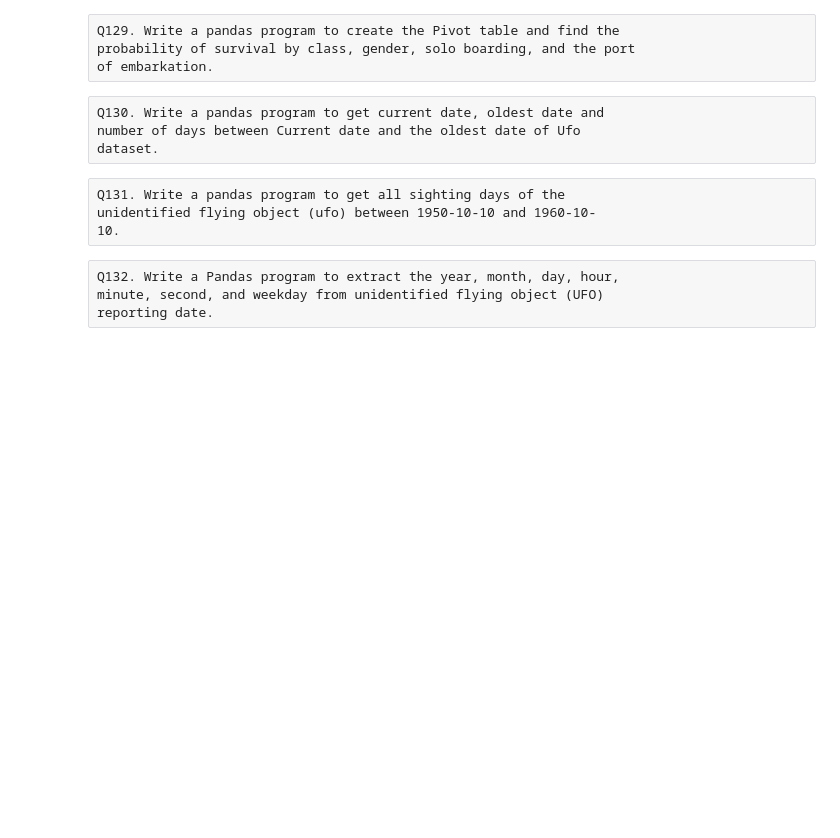
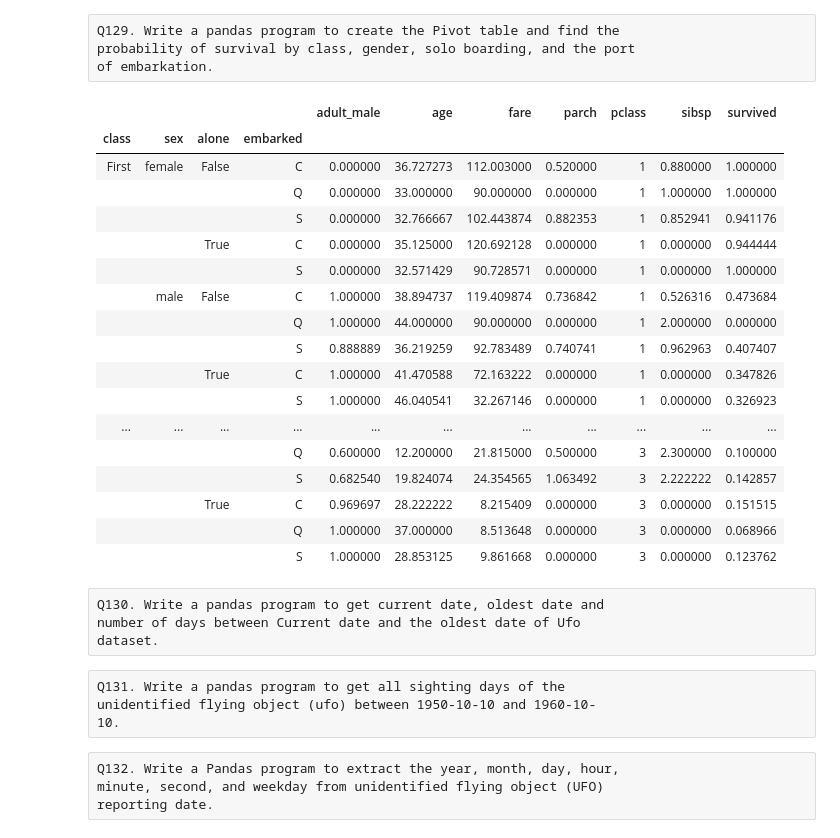
Before and after one commit to MukunthanML/ineuron_ml_assignments, a Jupyter notebook: Python_Subjective_Assignment.ipynb, the cells around one changed output. Drawn from its saved outputs; the diff is of its cells as text; code cells hidden in the pictures; blank space fills up the shorter version.

```diff
--- a/Python_Subjective_Assignment.ipynb
+++ b/Python_Subjective_Assignment.ipynb
@@ -3297,8 +3287,8 @@ df.describe()
 | 75% | 1.000000 | 3.000000 | 38.000000 | 1.000000 | 0.000000 | 31.000000 | NaN |
 | max | 1.000000 | 3.000000 | 80.000000 | 8.000000 | 6.000000 | 512.329200 | NaN |
 # %%
-df = pd.pivot_table(df, index=['survived', 'sex'], aggfunc=np.mean)
-df
+df1 = pd.pivot_table(df, index=['survived', 'sex'], aggfunc=np.mean)
+df1
 # %% [output]
 |  |  | adult_male | age | alone | fare | parch | pclass | sibsp |
 | survived | sex |  |  |  |  |  |  |  |
@@ -3330,3 +3380,24 @@ the probability of survival
 Q129. Write a pandas program to create the Pivot table and find the
 probability of survival by class, gender, solo boarding, and the port
 of embarkation.
+# %%
+pd.pivot_table(df, index=['class','sex','alone', 'embarked'])
+# %% [output]
+|  |  |  |  | adult_male | age | fare | parch | pclass | sibsp | survived |
+| class | sex | alone | embarked |  |  |  |  |  |  |  |
+| First | female | False | C | 0.000000 | 36.727273 | 112.003000 | 0.520000 | 1 | 0.880000 | 1.000000 |
+|  |  |  | Q | 0.000000 | 33.000000 | 90.000000 | 0.000000 | 1 | 1.000000 | 1.000000 |
+|  |  |  | S | 0.000000 | 32.766667 | 102.443874 | 0.882353 | 1 | 0.852941 | 0.941176 |
+|  |  | True | C | 0.000000 | 35.125000 | 120.692128 | 0.000000 | 1 | 0.000000 | 0.944444 |
+|  |  |  | S | 0.000000 | 32.571429 | 90.728571 | 0.000000 | 1 | 0.000000 | 1.000000 |
+|  | male | False | C | 1.000000 | 38.894737 | 119.409874 | 0.736842 | 1 | 0.526316 | 0.473684 |
+|  |  |  | Q | 1.000000 | 44.000000 | 90.000000 | 0.000000 | 1 | 2.000000 | 0.000000 |
+|  |  |  | S | 0.888889 | 36.219259 | 92.783489 | 0.740741 | 1 | 0.962963 | 0.407407 |
+|  |  | True | C | 1.000000 | 41.470588 | 72.163222 | 0.000000 | 1 | 0.000000 | 0.347826 |
+|  |  |  | S | 1.000000 | 46.040541 | 32.267146 | 0.000000 | 1 | 0.000000 | 0.326923 |
+| ... | ... | ... | ... | ... | ... | ... | ... | ... | ... | ... |
+|  |  |  | Q | 0.600000 | 12.200000 | 21.815000 | 0.500000 | 3 | 2.300000 | 0.100000 |
+|  |  |  | S | 0.682540 | 19.824074 | 24.354565 | 1.063492 | 3 | 2.222222 | 0.142857 |
+|  |  | True | C | 0.969697 | 28.222222 | 8.215409 | 0.000000 | 3 | 0.000000 | 0.151515 |
+|  |  |  | Q | 1.000000 | 37.000000 | 8.513648 | 0.000000 | 3 | 0.000000 | 0.068966 |
+|  |  |  | S | 1.000000 | 28.853125 | 9.861668 | 0.000000 | 3 | 0.000000 | 0.123762 |
```
Also changed, not shown: parts of 31 cells of this notebook, 7 other files.
